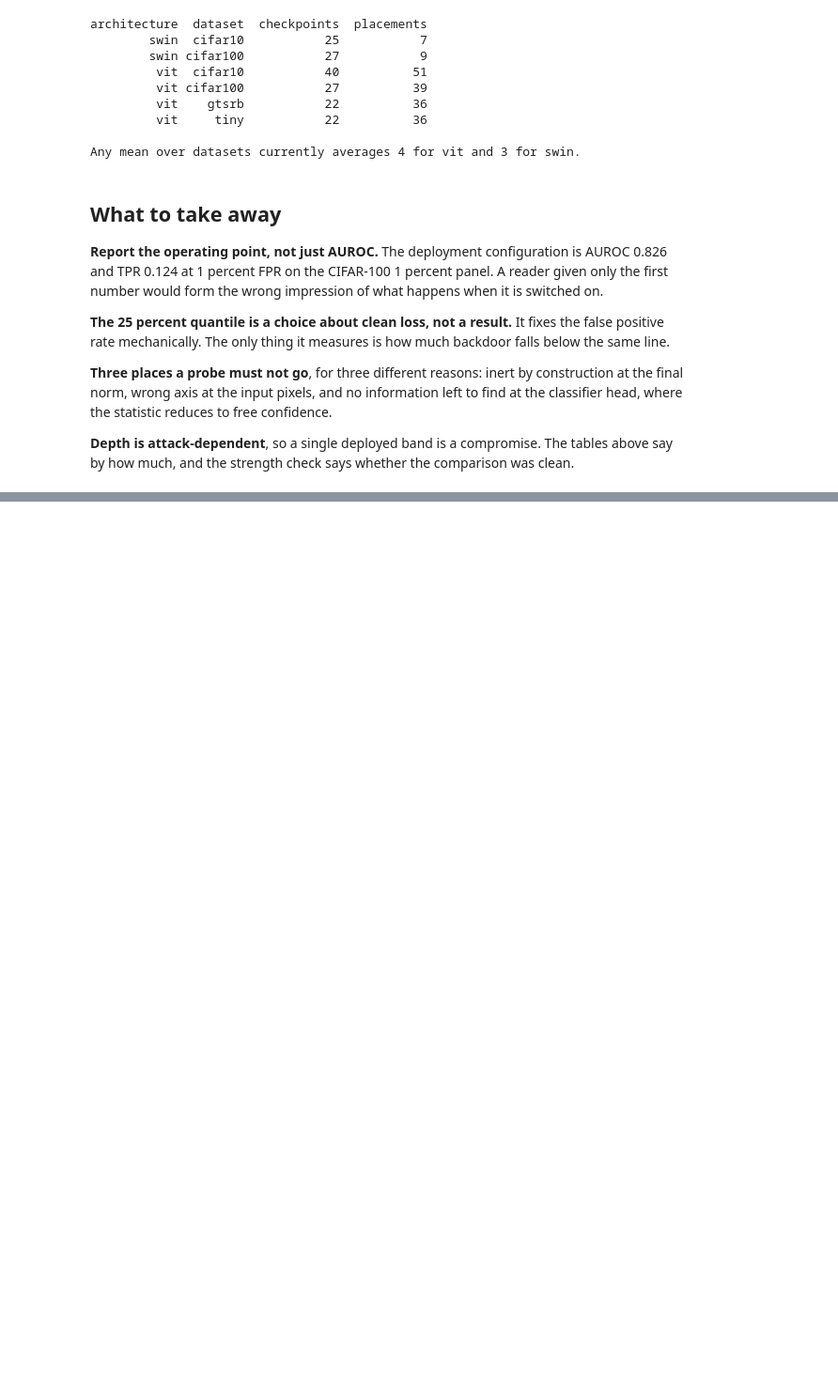
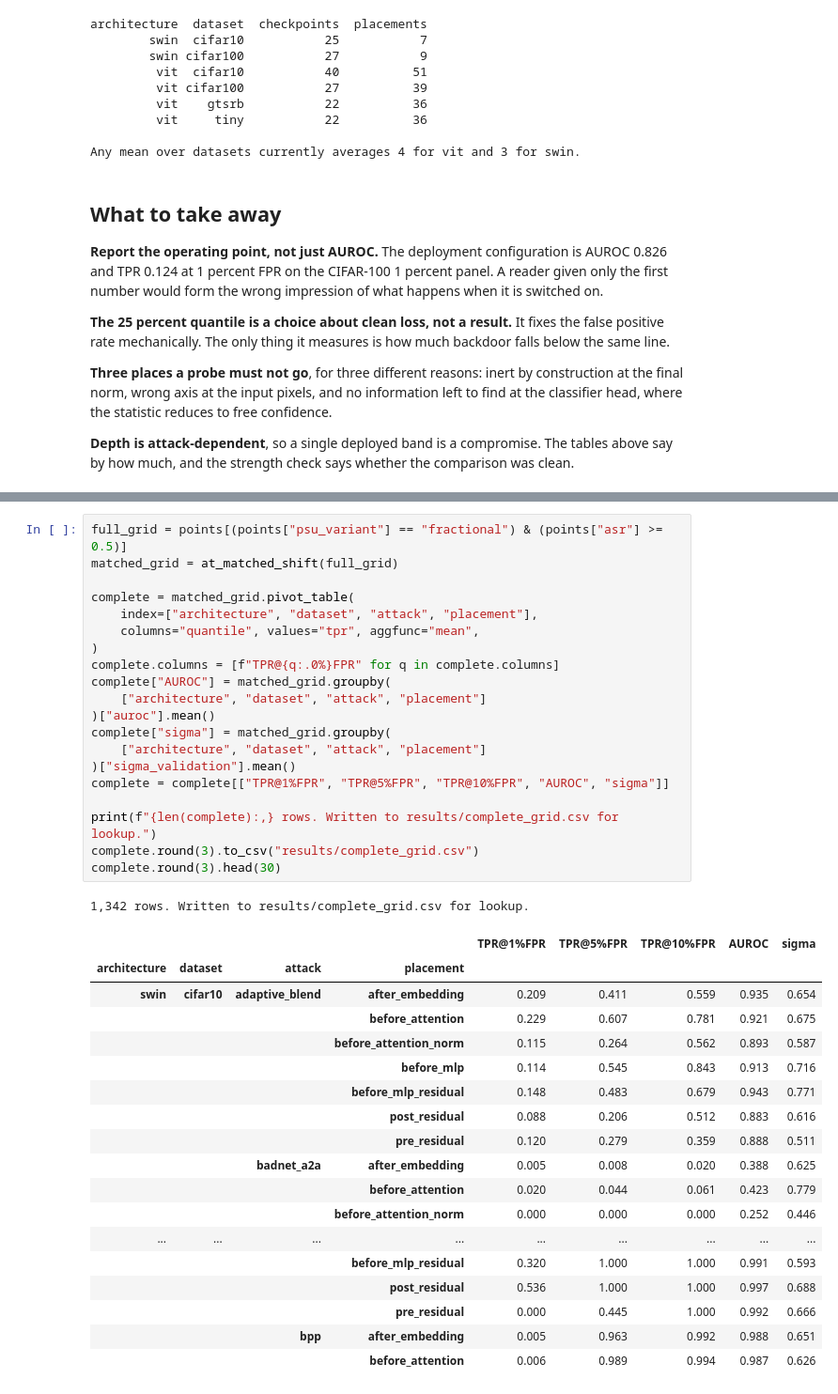
Before and after one commit to PjotrVr/psbd-transformer, a Jupyter notebook: notebooks/13-operating-points-and-placement.ipynb, the cells around one changed output, grey strips where cells are left out. Shown at 94% size. Saved outputs shown, nothing was run; the diff lists cells and outputs as text; blank space fills up the shorter version.

```diff
--- a/notebooks/13-operating-points-and-placement.ipynb
+++ b/notebooks/13-operating-points-and-placement.ipynb
@@ -450,0 +792,40 @@ was clean.
+# %%
+full_grid = points[(points["psu_variant"] == "fractional") & (points["asr"] >= 0.5)]
+matched_grid = at_matched_shift(full_grid)
+
+complete = matched_grid.pivot_table(
+    index=["architecture", "dataset", "attack", "placement"],
+    columns="quantile", values="tpr", aggfunc="mean",
+)
+complete.columns = [f"TPR@{q:.0%}FPR" for q in complete.columns]
+complete["AUROC"] = matched_grid.groupby(
+    ["architecture", "dataset", "attack", "placement"]
+)["auroc"].mean()
+complete["sigma"] = matched_grid.groupby(
+    ["architecture", "dataset", "attack", "placement"]
+)["sigma_validation"].mean()
+complete = complete[["TPR@1%FPR", "TPR@5%FPR", "TPR@10%FPR", "AUROC", "sigma"]]
+
+print(f"{len(complete):,} rows. Written to results/complete_grid.csv for lookup.")
+complete.round(3).to_csv("results/complete_grid.csv")
+complete.round(3).head(30)
+# %% [output]
+1,342 rows. Written to results/complete_grid.csv for lookup.
+|  |  |  |  | TPR@1%FPR | TPR@5%FPR | TPR@10%FPR | AUROC | sigma |
+| architecture | dataset | attack | placement |  |  |  |  |  |
+| swin | cifar10 | adaptive_blend | after_embedding | 0.209 | 0.411 | 0.559 | 0.935 | 0.654 |
+|  |  |  | before_attention | 0.229 | 0.607 | 0.781 | 0.921 | 0.675 |
+|  |  |  | before_attention_norm | 0.115 | 0.264 | 0.562 | 0.893 | 0.587 |
+|  |  |  | before_mlp | 0.114 | 0.545 | 0.843 | 0.913 | 0.716 |
+|  |  |  | before_mlp_residual | 0.148 | 0.483 | 0.679 | 0.943 | 0.771 |
+|  |  |  | post_residual | 0.088 | 0.206 | 0.512 | 0.883 | 0.616 |
+|  |  |  | pre_residual | 0.120 | 0.279 | 0.359 | 0.888 | 0.511 |
+|  |  | badnet_a2a | after_embedding | 0.005 | 0.008 | 0.020 | 0.388 | 0.625 |
+|  |  |  | before_attention | 0.020 | 0.044 | 0.061 | 0.423 | 0.779 |
+|  |  |  | before_attention_norm | 0.000 | 0.000 | 0.000 | 0.252 | 0.446 |
+| ... | ... | ... | ... | ... | ... | ... | ... | ... |
+|  |  |  | before_mlp_residual | 0.320 | 1.000 | 1.000 | 0.991 | 0.593 |
+|  |  |  | post_residual | 0.536 | 1.000 | 1.000 | 0.997 | 0.688 |
+|  |  |  | pre_residual | 0.000 | 0.445 | 1.000 | 0.992 | 0.666 |
+|  |  | bpp | after_embedding | 0.005 | 0.963 | 0.992 | 0.988 | 0.651 |
+|  |  |  | before_attention | 0.006 | 0.989 | 0.994 | 0.987 | 0.626 |
```
Also changed, not shown: parts of 19 cells of this notebook.
